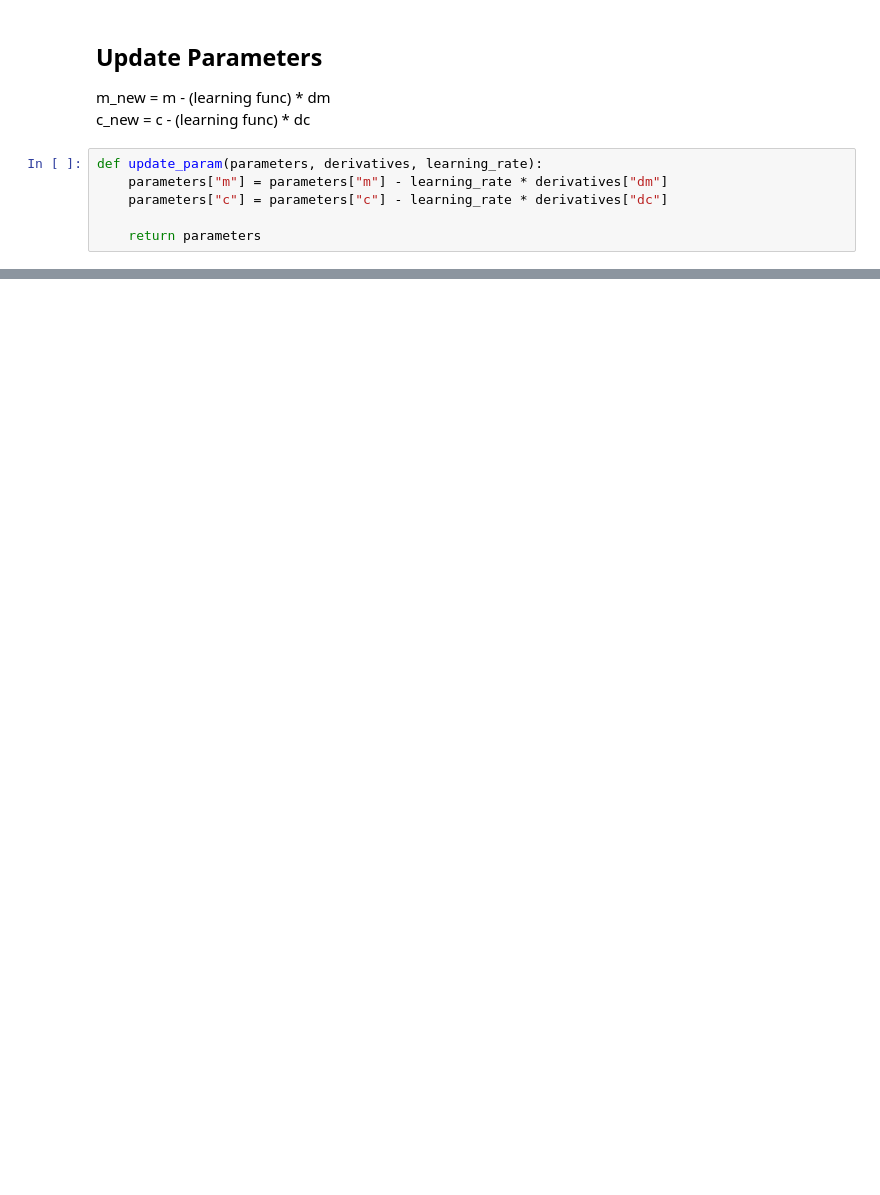
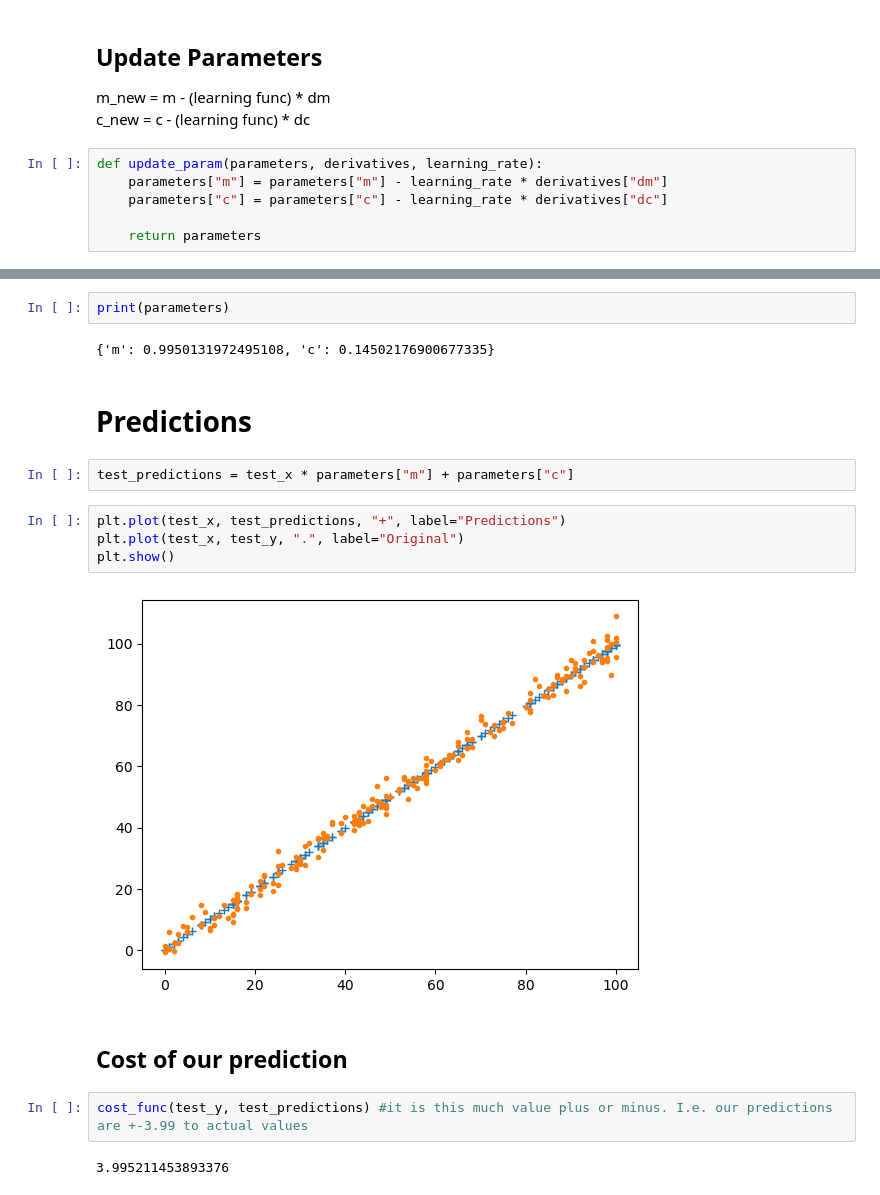
Before and after one commit to aryan-wala/Machine-Learning, a Jupyter notebook: Linear Regression/Linear Regression 1.ipynb, the cells around one changed output, grey strips where cells are left out. Cells and saved outputs as stored; diff of their text form; blank space fills up the shorter version.

```diff
--- a/Linear Regression/Linear Regression 1.ipynb
+++ b/Linear Regression/Linear Regression 1.ipynb
@@ -123,0 +204,20 @@ def update_param(parameters, derivatives, learning_rate):
+# %%
+print(parameters)
+# %% [output]
+{'m': 0.9950131972495108, 'c': 0.14502176900677335}
+# %% [markdown]
+# Predictions
+# %%
+test_predictions = test_x * parameters["m"] + parameters["c"]
+# %%
+plt.plot(test_x, test_predictions, "+", label="Predictions")
+plt.plot(test_x, test_y, ".", label="Original")
+plt.show()
+# %% [output]
+[figure, added]
+# %% [markdown]
+## Cost of our prediction
+# %%
+cost_func(test_y, test_predictions) #it is this much value plus or minus. I.e. our predictions are +-3.99 to actual values
+# %% [output]
+3.995211453893376
```
Also changed, not shown: parts of 6 cells of this notebook.
